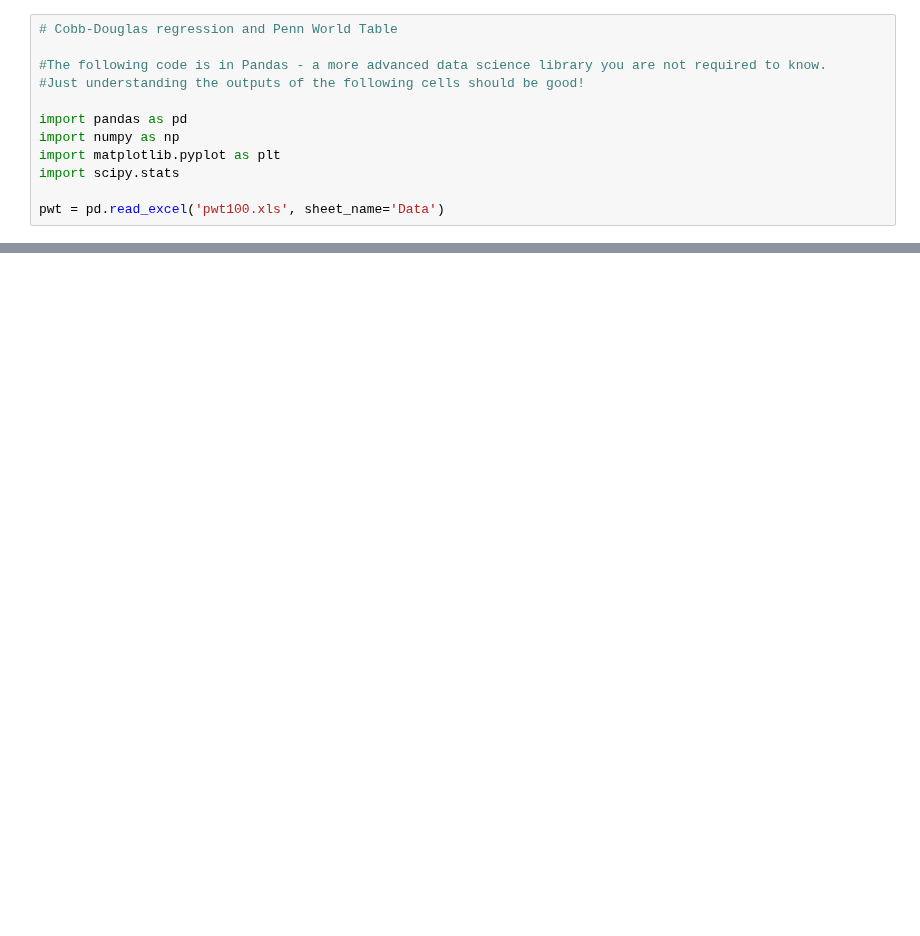
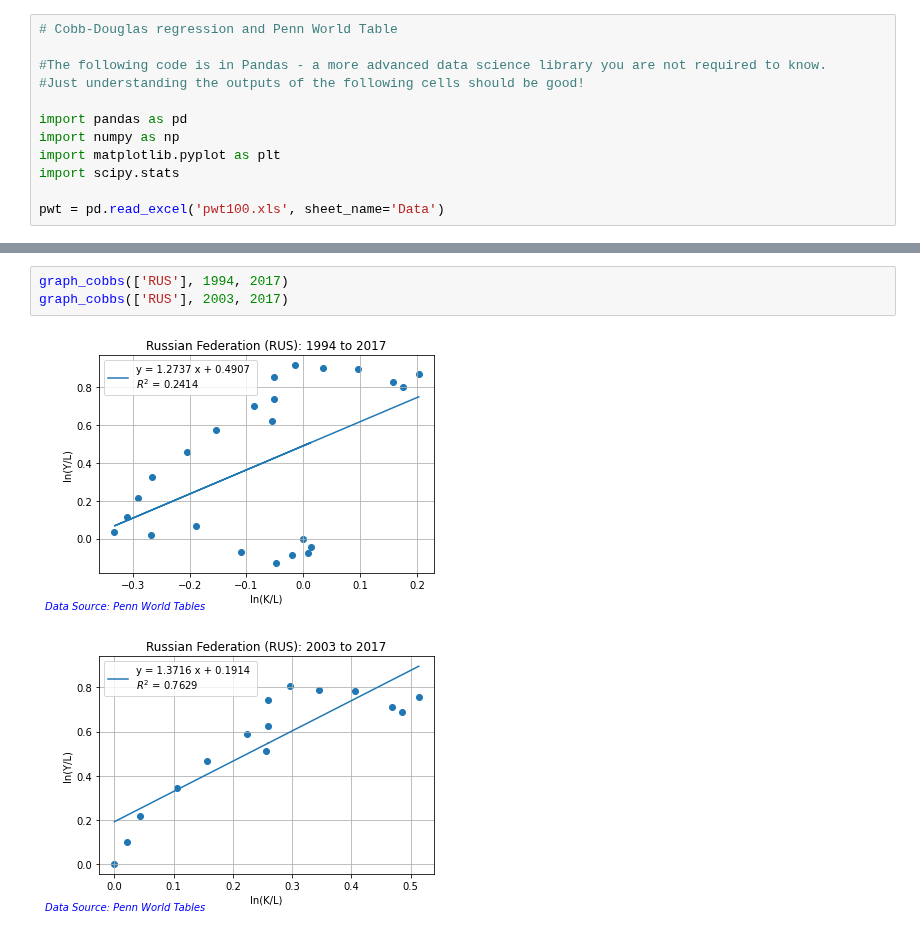
Before and after one commit to data-88e/sp22-student, a Jupyter notebook: lec/lec05/Cobb-Douglas-v4.ipynb, the cells around one changed output, grey strips where cells are left out. Cells and saved outputs as stored; diff of their text form; blank space fills up the shorter version.

```diff
--- a/lec/lec05/Cobb-Douglas-v4.ipynb
+++ b/lec/lec05/Cobb-Douglas-v4.ipynb
@@ -49,3 +95,9 @@ for ccode in ccodes:
+# %%
+graph_cobbs(['RUS'], 1994, 2017)
+graph_cobbs(['RUS'], 2003, 2017)
+# %% [output]
+[figure, added]
+[figure, added]
 # %%
 #Graphs of Y and K vs time
 begin_date = 1994
```
Also changed, not shown: parts of 6 cells of this notebook, 2 other files.
